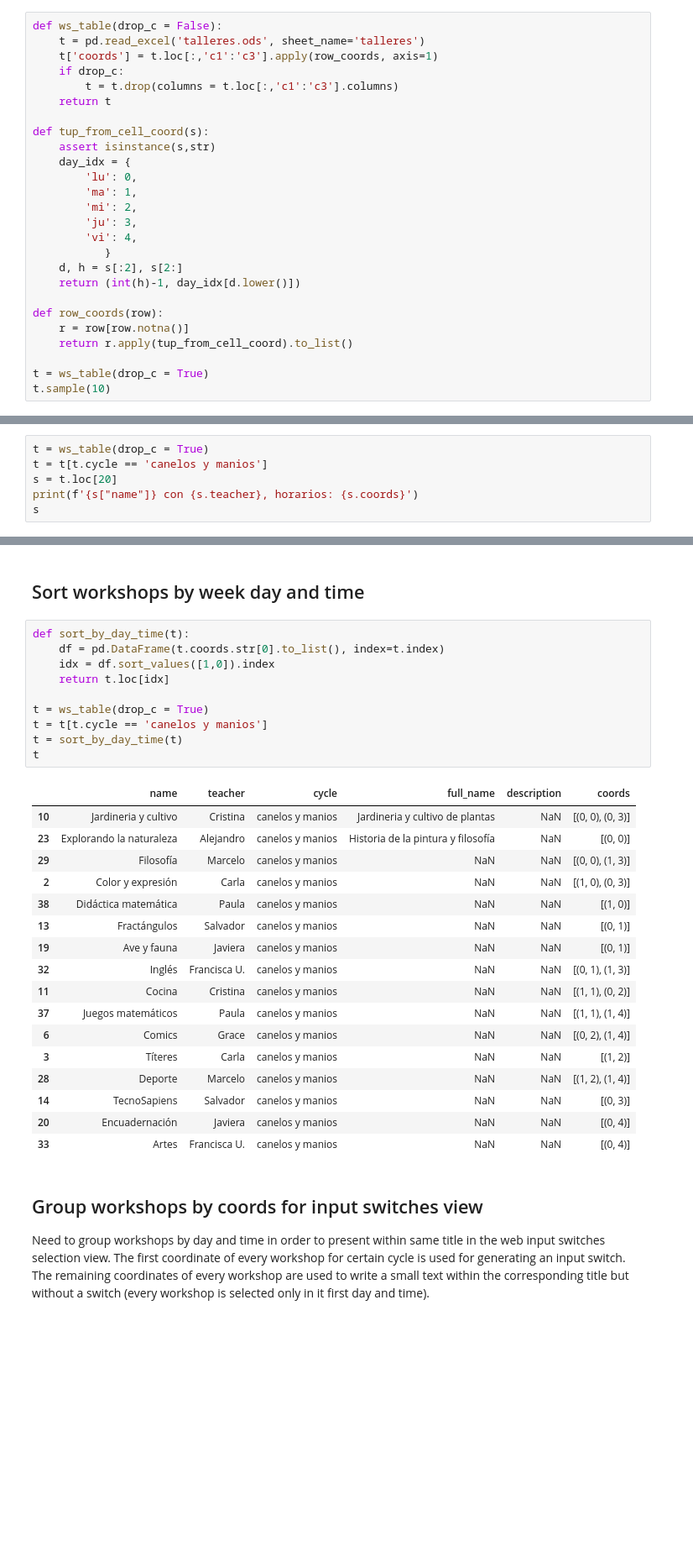
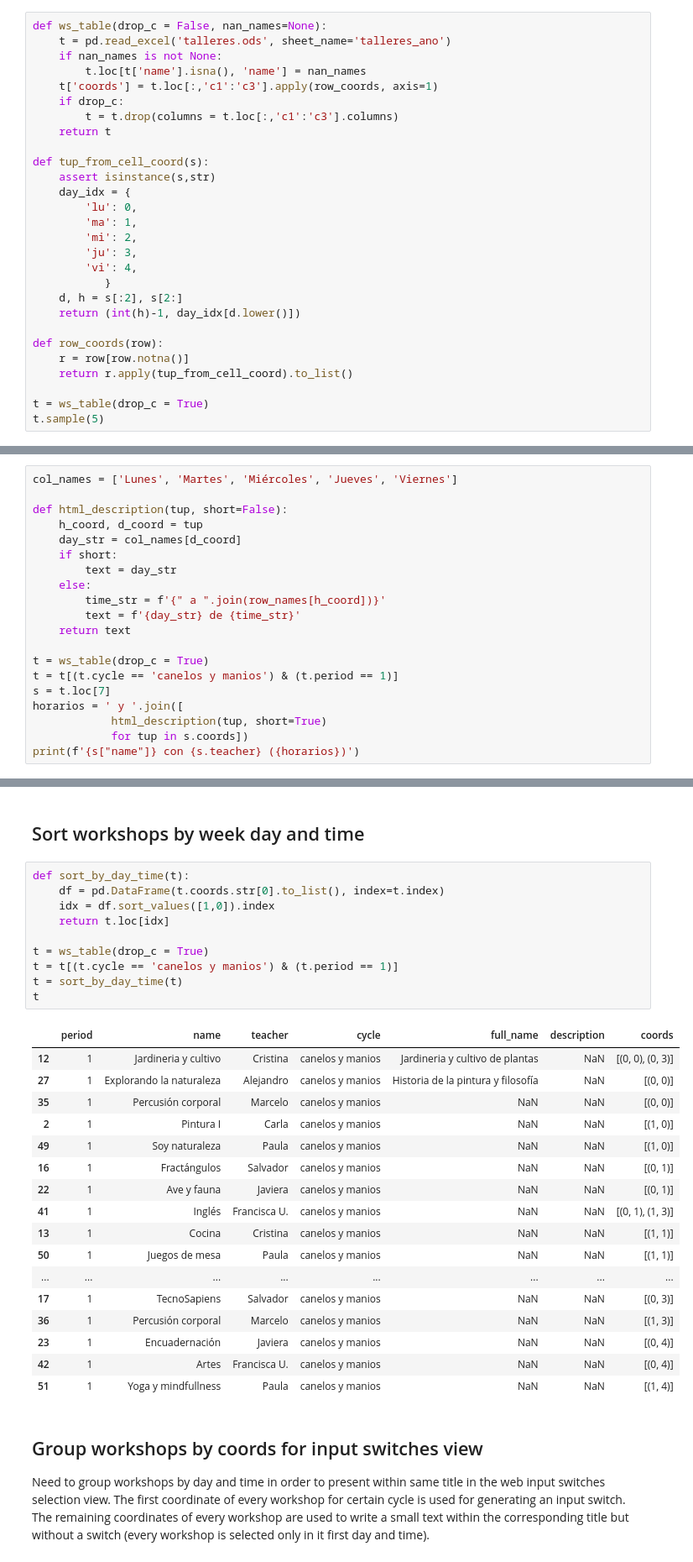
Before and after one commit to tomgranuja/CayumanFlask, a Jupyter notebook: quick_testing.ipynb, the cells around one changed output, grey strips where cells are left out. Shown at 84% size. Drawn from its saved outputs; the diff is of its cells as text; blank space fills up the shorter version.

```diff
--- a/quick_testing.ipynb
+++ b/quick_testing.ipynb
@@ -15,8 +15,10 @@ Workshops times (*horarios*) are modeled as a categoricall int tuple `( <day tim
     - `1` Second week day "*Martes*"
     - ...
 # %%
-def ws_table(drop_c = False):
-    t = pd.read_excel('talleres.ods', sheet_name='talleres')
+def ws_table(drop_c = False, nan_names=None):
+    t = pd.read_excel('talleres.ods', sheet_name='talleres_ano')
+    if nan_names is not None:
+        t.loc[t['name'].isna(), 'name'] = nan_names
     t['coords'] = t.loc[:,'c1':'c3'].apply(row_coords, axis=1)
     if drop_c:
         t = t.drop(columns = t.loc[:,'c1':'c3'].columns)
@@ -39,5 +41,5 @@ def row_coords(row):
     return r.apply(tup_from_cell_coord).to_list()
 
 t = ws_table(drop_c = True)
-t.sample(10)
+t.sample(5)
 # %% [output]
@@ -110,9 +106,23 @@ print(f'{json_str[:500]} ...')
 # %% [markdown]
 ## Label format for input switches view
 # %%
+col_names = ['Lunes', 'Martes', 'Miércoles', 'Jueves', 'Viernes']
+
+def html_description(tup, short=False):
+    h_coord, d_coord = tup
+    day_str = col_names[d_coord]
+    if short:
+        text = day_str
+    else:
+        time_str = f'{" a ".join(row_names[h_coord])}'
+        text = f'{day_str} de {time_str}'
+    return text
+
 t = ws_table(drop_c = True)
-t = t[t.cycle == 'canelos y manios']
-s = t.loc[20]
-print(f'{s["name"]} con {s.teacher}, horarios: {s.coords}')
-s
+t = t[(t.cycle == 'canelos y manios') & (t.period == 1)]
+s = t.loc[7]
+horarios = ' y '.join([
+            html_description(tup, short=True)
+            for tup in s.coords])
+print(f'{s["name"]} con {s.teacher} ({horarios})')
 # %% [output]
@@ -129,31 +132,31 @@ Name: 20, dtype: object
 # %%
 def sort_by_day_time(t):
     df = pd.DataFrame(t.coords.str[0].to_list(), index=t.index)
     idx = df.sort_values([1,0]).index
     return t.loc[idx]
 
 t = ws_table(drop_c = True)
-t = t[t.cycle == 'canelos y manios']
+t = t[(t.cycle == 'canelos y manios') & (t.period == 1)]
 t = sort_by_day_time(t)
 t
 # %% [output]
-|  | name | teacher | cycle | full_name | description | coords |
-| 10 | Jardineria y cultivo | Cristina | canelos y manios | Jardineria y cultivo de plantas | NaN | [(0, 0), (0, 3)] |
-| 23 | Explorando la naturaleza | Alejandro | canelos y manios | Historia de la pintura y filosofía | NaN | [(0, 0)] |
-| 29 | Filosofía | Marcelo | canelos y manios | NaN | NaN | [(0, 0), (1, 3)] |
-| 2 | Color y expresión | Carla | canelos y manios | NaN | NaN | [(1, 0), (0, 3)] |
-| 38 | Didáctica matemática | Paula | canelos y manios | NaN | NaN | [(1, 0)] |
-| 13 | Fractángulos | Salvador | canelos y manios | NaN | NaN | [(0, 1)] |
-| 19 | Ave y fauna | Javiera | canelos y manios | NaN | NaN | [(0, 1)] |
-| 32 | Inglés | Francisca U. | canelos y manios | NaN | NaN | [(0, 1), (1, 3)] |
-| 11 | Cocina | Cristina | canelos y manios | NaN | NaN | [(1, 1), (0, 2)] |
-| 37 | Juegos matemáticos | Paula | canelos y manios | NaN | NaN | [(1, 1), (1, 4)] |
-| 6 | Comics | Grace | canelos y manios | NaN | NaN | [(0, 2), (1, 4)] |
-| 3 | Títeres | Carla | canelos y manios | NaN | NaN | [(1, 2)] |
-| 28 | Deporte | Marcelo | canelos y manios | NaN | NaN | [(1, 2), (1, 4)] |
-| 14 | TecnoSapiens | Salvador | canelos y manios | NaN | NaN | [(0, 3)] |
-| 20 | Encuadernación | Javiera | canelos y manios | NaN | NaN | [(0, 4)] |
-| 33 | Artes | Francisca U. | canelos y manios | NaN | NaN | [(0, 4)] |
+|  | period | name | teacher | cycle | full_name | description | coords |
+| 12 | 1 | Jardineria y cultivo | Cristina | canelos y manios | Jardineria y cultivo de plantas | NaN | [(0, 0), (0, 3)] |
+| 27 | 1 | Explorando la naturaleza | Alejandro | canelos y manios | Historia de la pintura y filosofía | NaN | [(0, 0)] |
+| 35 | 1 | Percusión corporal | Marcelo | canelos y manios | NaN | NaN | [(0, 0)] |
+| 2 | 1 | Pintura I | Carla | canelos y manios | NaN | NaN | [(1, 0)] |
+| 49 | 1 | Soy naturaleza | Paula | canelos y manios | NaN | NaN | [(1, 0)] |
+| 16 | 1 | Fractángulos | Salvador | canelos y manios | NaN | NaN | [(0, 1)] |
+| 22 | 1 | Ave y fauna | Javiera | canelos y manios | NaN | NaN | [(0, 1)] |
+| 41 | 1 | Inglés | Francisca U. | canelos y manios | NaN | NaN | [(0, 1), (1, 3)] |
+| 13 | 1 | Cocina | Cristina | canelos y manios | NaN | NaN | [(1, 1)] |
+| 50 | 1 | Juegos de mesa | Paula | canelos y manios | NaN | NaN | [(1, 1)] |
+| ... | ... | ... | ... | ... | ... | ... | ... |
+| 17 | 1 | TecnoSapiens | Salvador | canelos y manios | NaN | NaN | [(0, 3)] |
+| 36 | 1 | Percusión corporal | Marcelo | canelos y manios | NaN | NaN | [(1, 3)] |
+| 23 | 1 | Encuadernación | Javiera | canelos y manios | NaN | NaN | [(0, 4)] |
+| 42 | 1 | Artes | Francisca U. | canelos y manios | NaN | NaN | [(0, 4)] |
+| 51 | 1 | Yoga y mindfullness | Paula | canelos y manios | NaN | NaN | [(1, 4)] |
 # %% [markdown]
 ## Group workshops by coords for input switches view
 
```
Also changed, not shown: parts of 21 cells of this notebook, 3 other files.
